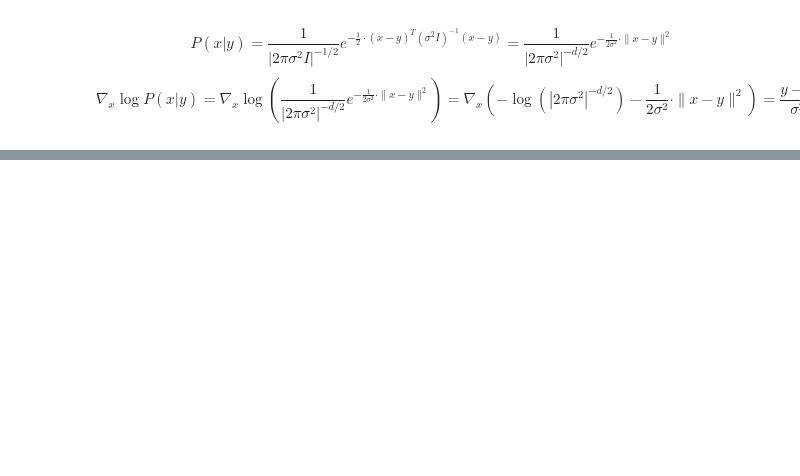
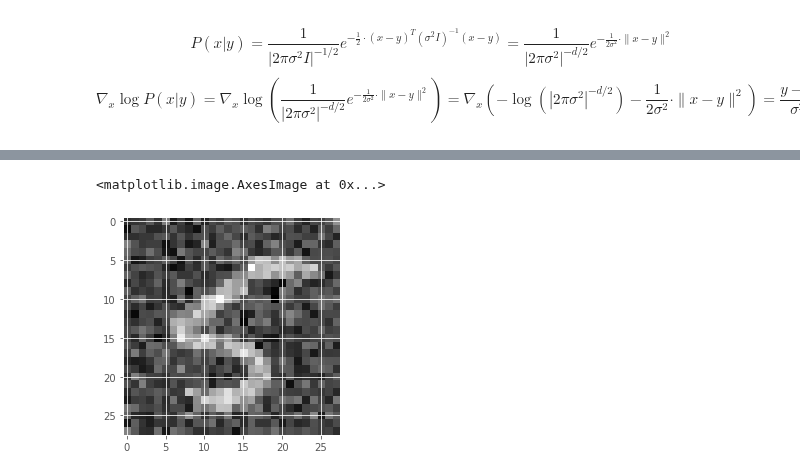
Before and after one commit to Hannibal96/Statistical-Methods-in-Image-Processing-EE-048954, a Jupyter notebook: HW2_Spring2022_Langevin_Dynamics_and_EBMs.ipynb, the cells around one changed output, grey strips where cells are left out. Saved outputs shown, nothing was run; the diff lists cells and outputs as text; code cells hidden in the pictures; blank space fills up the shorter version.

```diff
--- a/HW2_Spring2022_Langevin_Dynamics_and_EBMs.ipynb
+++ b/HW2_Spring2022_Langevin_Dynamics_and_EBMs.ipynb
@@ -504,2 +564,16 @@ plt.imshow(to_np( -x[idx][0] + noisy_digits_50[idx][0]), cmap='gray')
 # %% [markdown]
 <img src="https://img.icons8.com/offices/80/000000/making-notes.png" style="height:30px;display:inline\">**<span style="color:red">Task 14</span>**. Minimum MSE denoising can be obtained by averaging over the perceptual denoising results, since the conditional expectation $E[x|y]$ can be approximated by averaging over samples from $p(x|y)$ (namely, $E[x|y] \approx \frac{1}{N}\sum_{n=1}^N x_n$, where $\{x_n\}$ are samples from $p(x|y)$). Present the MMSE results averages over 10 perceptual samples. Why do you think the task of *perceptual denoising* is called that way?
+# %%
+def mmse(imgs, N=10, K=2000, factored_epsilon=2/256, sigma=50/256):
+    res = torch.zeros(imgs.shape).to(device)
+    for n in tqdm.tqdm(range(N)):
+        res += perceptual_denoising(imgs, K=K, factored_epsilon = factored_epsilon, sigma=sigma)
+    return res / N
+# %%
+clean = mmse(imgs=noisy_digits_100, K=5000, N=10, sigma=100/256)
+# %%
+idx = np.random.choice(30)
+plt.imshow(to_np(clean[idx][0]), cmap='gray')
+# %% [output]
+<matplotlib.image.AxesImage at 0x...>
+[figure, added]
```
Also changed, not shown: parts of 15 cells of this notebook.
